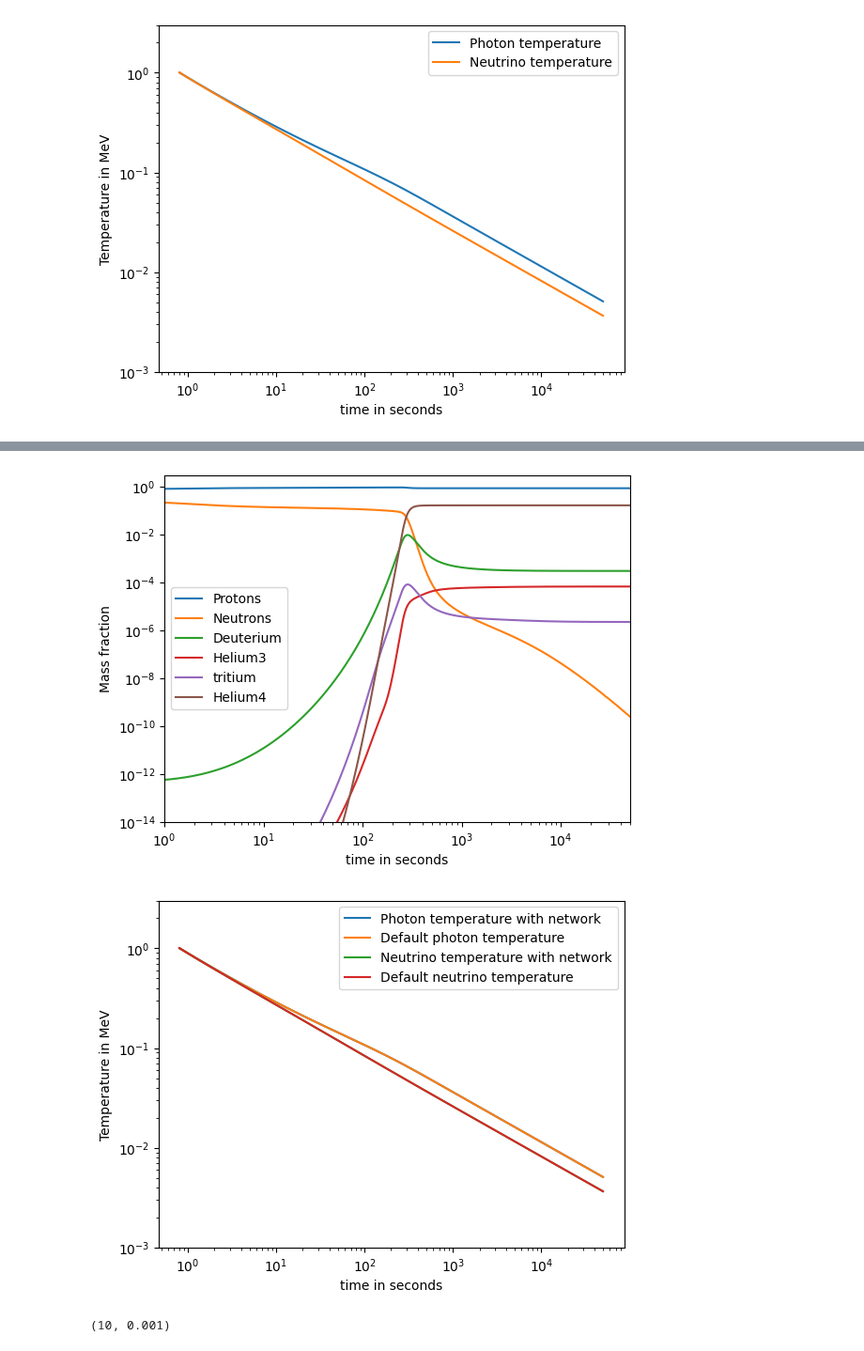
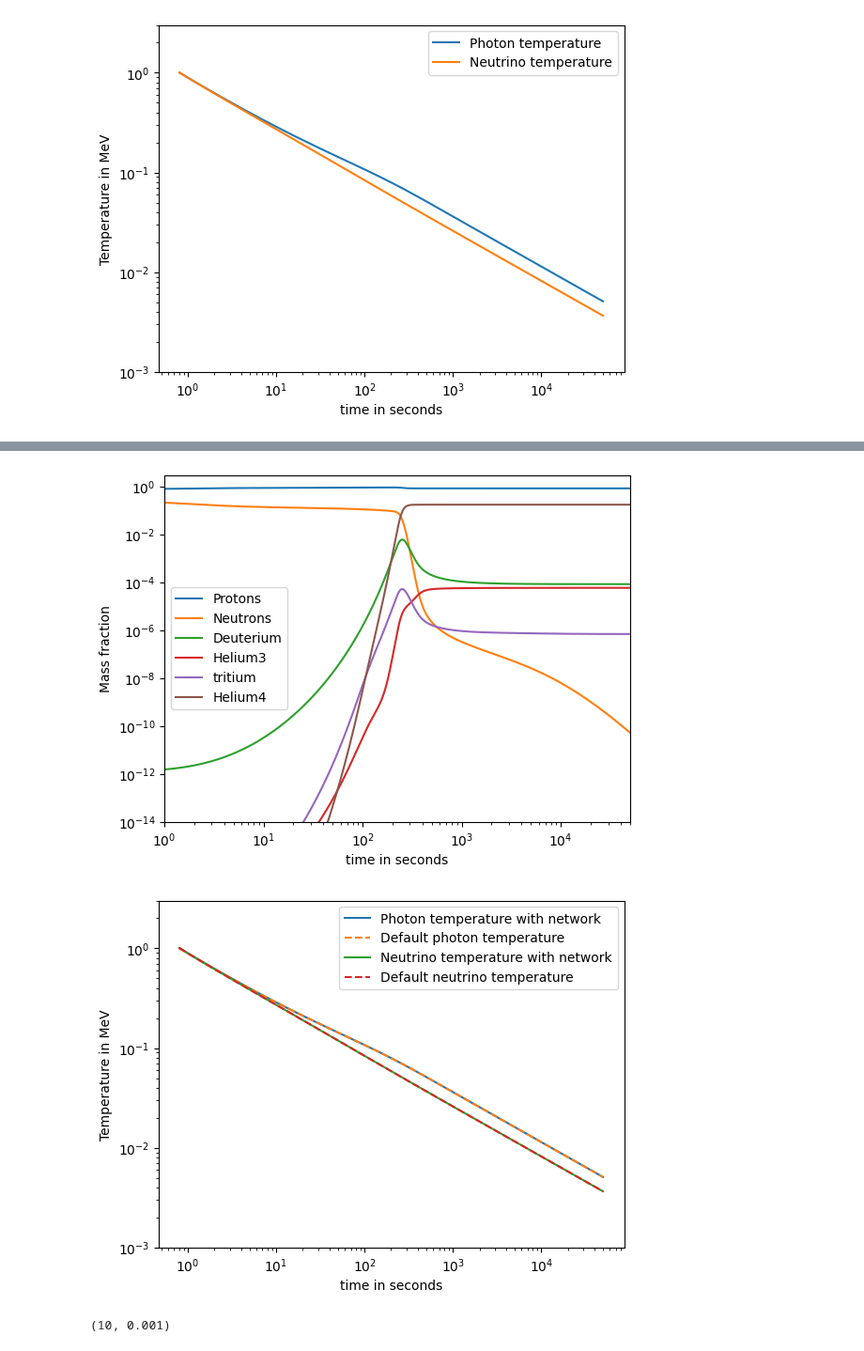
Before and after one commit to hansbdein/Speciale, a Jupyter notebook: vigtigere_2.ipynb, the cells around one changed output, grey strips where cells are left out. Shown at 94% size. Cells and saved outputs as stored; diff of their text form; code cells hidden in the pictures.

```diff
--- a/vigtigere_2.ipynb
+++ b/vigtigere_2.ipynb
@@ -102,7 +102,7 @@ eta_ini=eta*(1+(rho_e(T_ini)+P_e(T_ini))/(rho_gamma(T_ini)+P_gamma(T_ini))) #ent
 
 rho_nu_ini=n_nu*7/8*(np.pi**2)/15*T_ini**4 #initial neutrino density
 
-h_ini=M_u/T_ini**3*eta*n_gamma_ini  #initial h
+h_ini=M_u/T_ini**3*eta_ini*n_gamma_ini  #initial h
 
 t_ini=1.226*10**21/T_ini**2 #initial time in hbar/MeV
 
@@ -258,7 +258,7 @@ def lambda_p2n(T):  #analytic approximation of the proton to neutron reaction ra
 @memorize()
 def G_np(T,a):
 
-    N=eta*n_gamma_ini/a**3 #number density
+    N=eta_ini*n_gamma_ini/a**3 #number density
     return 4/3*(m_n*m_p*T/(2*np.pi*m_d))**1.5/N*np.exp((m_d-m_n-m_p)/T)
 
 @memorize()
@@ -364,7 +364,7 @@ def dYdt(t,Y,T,a):
     #        #print([t,T,a,Y,DYdt])
     #        break
 
-    N=eta*n_gamma_ini/a**3 #number density
+    N=eta_ini*n_gamma_ini/a**3 #number density
     DYdt=np.zeros(nNucs)
 
 
@@ -470,37 +470,37 @@ plt.yscale('log')
 
 plt.legend()
 plt.show()
 
 plt.figure('temperature')
 
 # Plot the Temperature
 plt.plot(solY.t/timeunit, solY.y[0], label='Photon temperature with network')
-plt.plot(sol.t/timeunit, sol.y[0], label='Default photon temperature')
+plt.plot(sol.t/timeunit, sol.y[0],'--', label='Default photon temperature')
 # Test with completely radiation dominated universe
 #t_space=solY.t
 #T_approx=np.sqrt(1.226*10**21/t_space)
 #T_approx=1/np.sqrt(t_space/timeunit)/10.4*TMeV2T9
 plt.plot(solY.t/timeunit, T_ini/solY.y[2], label='Neutrino temperature with network')
-plt.plot(sol.t/timeunit, T_ini/sol.y[2], label='Default neutrino temperature')
+plt.plot(sol.t/timeunit, T_ini/sol.y[2],'--', label='Default neutrino temperature')
 
 #plot the scale factor
 #plt.plot(sol.t/timeunit, sol.y[2]/1e3, label='scale factor')
 
 #fix the axis
 plt.xlabel('time in seconds')
 plt.ylabel('Temperature in MeV')
 
 plt.xscale('log')
 plt.yscale('log')
 
 # plt.xlim((0.1, 2e5))
 plt.ylim((1e-3,3))
 
 plt.legend()
 plt.show()
 # %% [output]
-[figure, old version]
+[figure, new version]
-[figure, old version]
+[figure, new version]
 # %%
 #plotting Neutron-proton conversion rates
 import matplotlib.pyplot as plt
```
Also changed, not shown: parts of 4 cells of this notebook, 1 other file.
